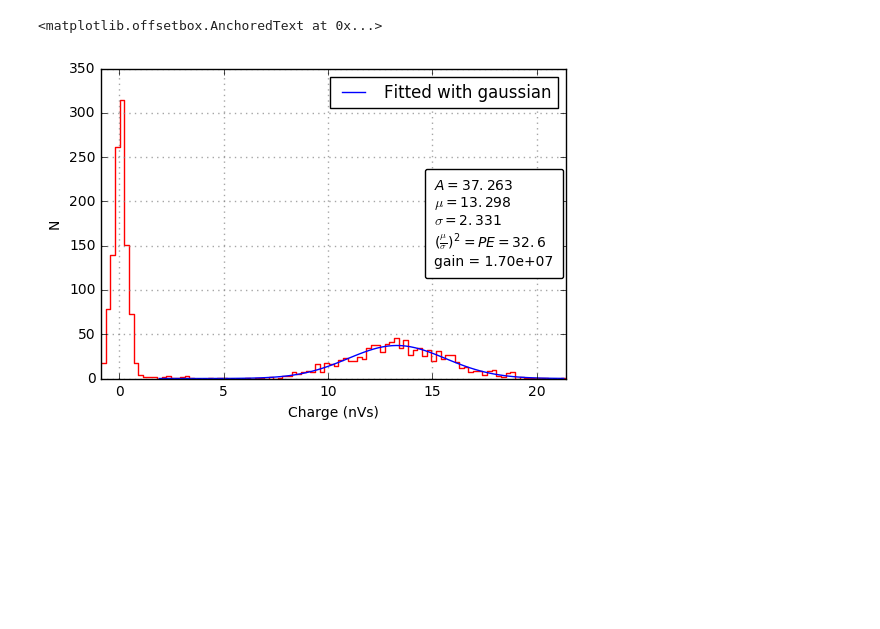
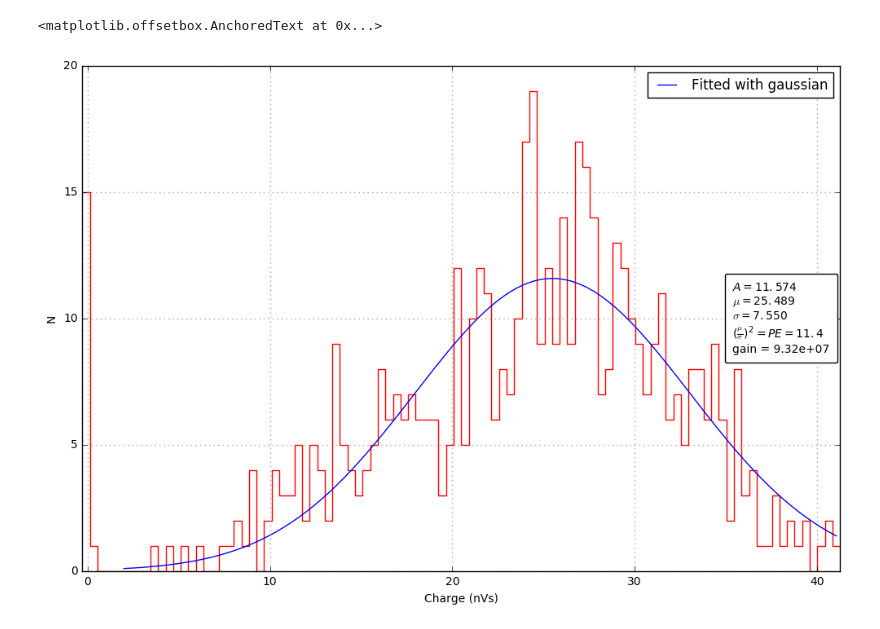
Before and after one commit to arguelles/beamtest, a Jupyter notebook: charge_histogram.ipynb, the cells around one changed output. Drawn from its saved outputs; the diff is of its cells as text; code cells hidden in the pictures; blank space fills up the shorter version.

```diff
--- a/charge_histogram.ipynb
+++ b/charge_histogram.ipynb
@@ -11,7 +11,7 @@ mpl.rcParams['mathtext.rm'] = 'Bitstream Vera Sans'
 mpl.rcParams['mathtext.it'] = 'Bitstream Vera Sans:italic'
 mpl.rcParams['mathtext.bf'] = 'Bitstream Vera Sans:bold'
 # %%
-INFILE = './processed/l1/0611/2V_LED/l1.h5'
+INFILE = './processed/l1/0616/8GeV_e_pi_narrow_4sc_cher.hd5'
 BINS = 100
 # %%
 store = pd.HDFStore(INFILE)
@@ -24,7 +44,7 @@ binning = np.linspace(np.min(charges), np.max(charges), BINS+1)
 hist, _ = np.histogram(charges, binning)
 hist_0 = np.concatenate([[hist[0]], hist])
 # %%
-fig = plt.figure(figsize=(6,4))
+fig = plt.figure(figsize=(12,8))
 ax = fig.add_subplot(111)
 ax.set_xlim(np.min(charges), np.max(charges))
 
@@ -45,8 +65,9 @@ for xmaj in ax.xaxis.get_majorticklocs():
 from scipy.optimize import curve_fit
 # %%
 # cut away empty waveforms
-hist_cut = hist[12:]
-binning_cut = binning[12:]
+cut = 5
+hist_cut = hist[cut:]
+binning_cut = binning[cut:]
 bin_centres = (binning_cut[:-1] + binning_cut[1:])/2.
 # %%
 def gauss(x, *p):
@@ -61,32 +82,32 @@ pe = (coeff[1] / coeff[2])**2
 # internal impedence of DDC2 is 150 ohms
 gain = (coeff[1] * 1e-9) / (pe * 150. * 1.6e-19)
 # %%
-fig = plt.figure(figsize=(6,4))
+fig = plt.figure(figsize=(12,8))
 ax = fig.add_subplot(111)
 ax.set_xlim(np.min(charges), np.max(charges))
 
 ax.step(
     binning, hist_0, alpha=1, drawstyle='steps-pre', linewidth=1,
     linestyle='-', color='r'
 )
 ax.plot(bin_centres, hist_fit, label='Fitted with gaussian')
 
 ax.set_xlabel('Charge (nVs)')
 ax.set_ylabel('N')
 for ymaj in ax.yaxis.get_majorticklocs():
     ax.axhline(y=ymaj, ls=':', color='gray', alpha=0.7, linewidth=1)
 for xmaj in ax.xaxis.get_majorticklocs():
     ax.axvline(x=xmaj, ls=':', color='gray', alpha=0.7, linewidth=1)
 
 ax.legend()
 at = AnchoredText(r'$A = {0:.3f}$'.format(coeff[0]) + '\n' +
                   r'$\mu = {0:.3f}$'.format(coeff[1]) + '\n' +
                   r'$\sigma = {0:.3f}$'.format(coeff[2]) + '\n' +
                   r'$(\frac{\mu}{\sigma})^2 = PE = ' + r'{0:.1f}$'.format(pe) + '\n' +
                   r'gain = {0:.2e}'.format(gain),
                   prop=dict(size=10), frameon=True, loc=5)
 at.patch.set_boxstyle("round,pad=0.3,rounding_size=0.2")
 ax.add_artist(at)
 # %% [output]
 <matplotlib.offsetbox.AnchoredText at 0x...>
-[figure, old version]
+[figure, new version]
```
Also changed, not shown: parts of 3 cells of this notebook, 5 other files.
